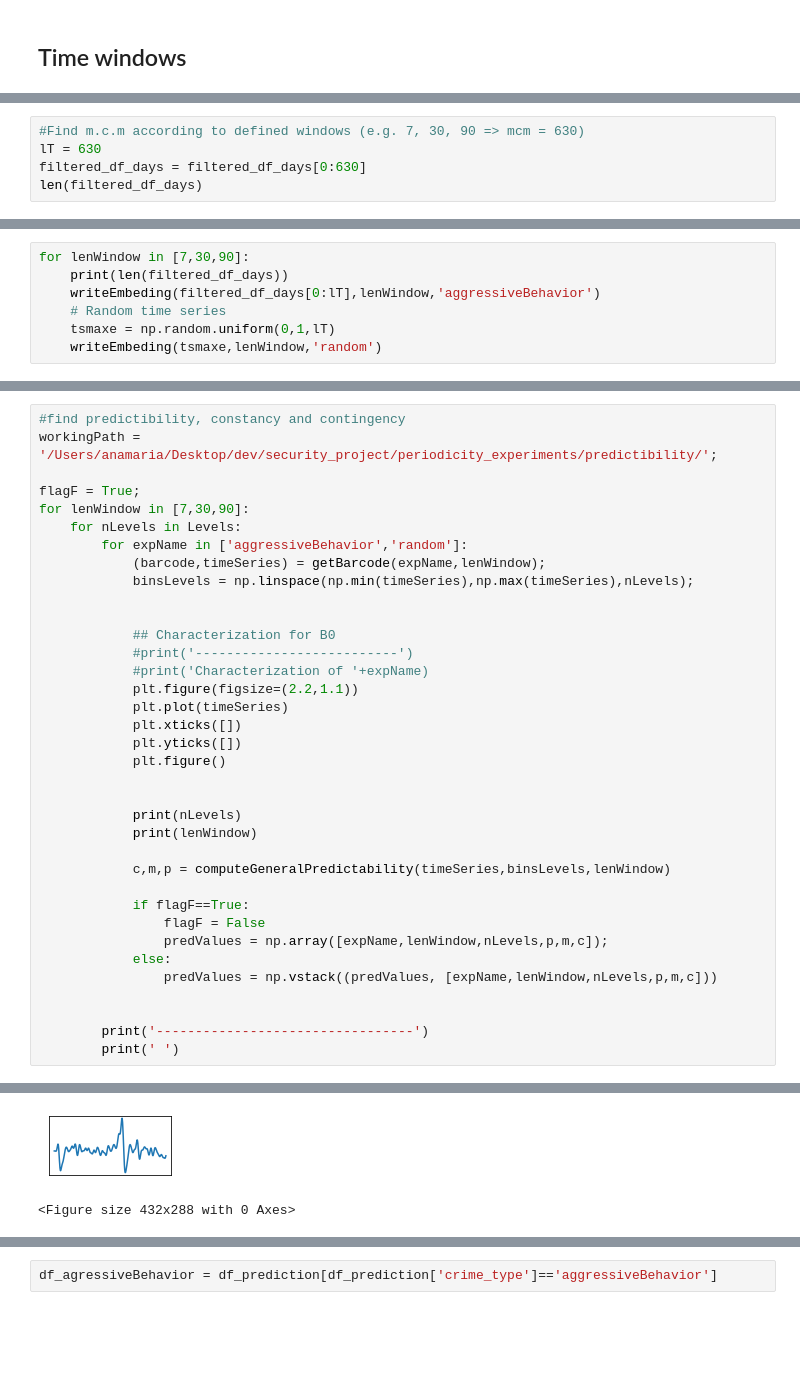
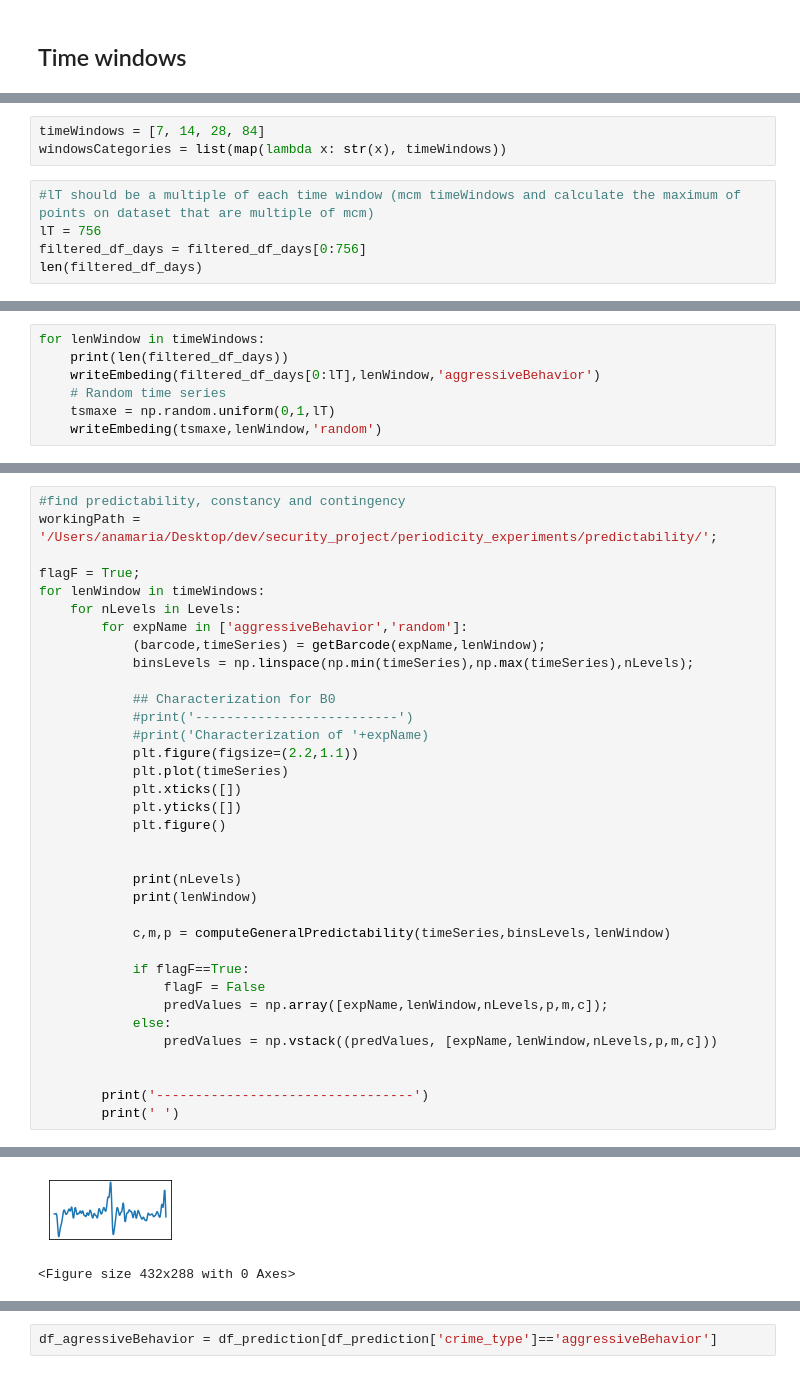
Before and after one commit to jrudascas/security_project, a Jupyter notebook: periodicity_experiments/experiment_03_predictability_time_windows.ipynb, the cells around one changed output, grey strips where cells are left out. Cells and saved outputs as stored; diff of their text form; blank space fills up the shorter version.

```diff
--- a/periodicity_experiments/experiment_03_predictability_time_windows.ipynb
+++ b/periodicity_experiments/experiment_03_predictability_time_windows.ipynb
@@ -172,5 +200,0 @@ len(filtered_df_days)
-# %%
-#Find m.c.m according to defined windows (e.g. 7, 30, 90 => mcm = 630)
-lT = 630
-filtered_df_days = filtered_df_days[0:630]
-len(filtered_df_days)
@@ -178,0 +201,8 @@ len(filtered_df_days)
+# %%
+timeWindows = [7, 14, 28, 84]
+windowsCategories = list(map(lambda x: str(x), timeWindows))
+# %%
+#lT should be a multiple of each time window (mcm timeWindows and calculate the maximum of points on dataset that are multiple of mcm)
+lT = 756
+filtered_df_days = filtered_df_days[0:756]
+len(filtered_df_days)
@@ -179,5 +211,5 @@ len(filtered_df_days)
 # %%
-for lenWindow in [7,30,90]:
+for lenWindow in timeWindows:
     print(len(filtered_df_days))
     writeEmbeding(filtered_df_days[0:lT],lenWindow,'aggressiveBehavior')
     # Random time series
@@ -190,14 +223,13 @@ for lenWindow in [7,30,90]:
 # %%
-#find predictibility, constancy and contingency
-workingPath = '/Users/anamaria/Desktop/dev/security_project/periodicity_experiments/predictibility/';
+#find predictability, constancy and contingency
+workingPath = '/Users/anamaria/Desktop/dev/security_project/periodicity_experiments/predictability/';
 
 flagF = True;
-for lenWindow in [7,30,90]:
+for lenWindow in timeWindows:
     for nLevels in Levels:
         for expName in ['aggressiveBehavior','random']:
             (barcode,timeSeries) = getBarcode(expName,lenWindow);
             binsLevels = np.linspace(np.min(timeSeries),np.max(timeSeries),nLevels);
-
 
             ## Characterization for B0
             #print('--------------------------')
@@ -258,3 +292,3 @@ for lenWindow in [7,30,90]:
 ---------------------------------
-[figure, old version]
+[figure, new version]
 <Figure size 432x288 with 0 Axes>
```
Also changed, not shown: parts of 33 cells of this notebook.
